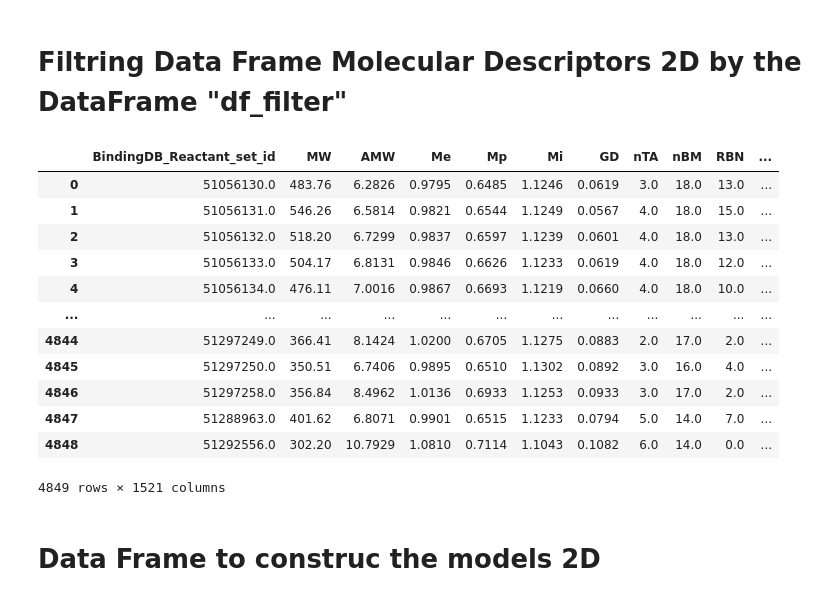
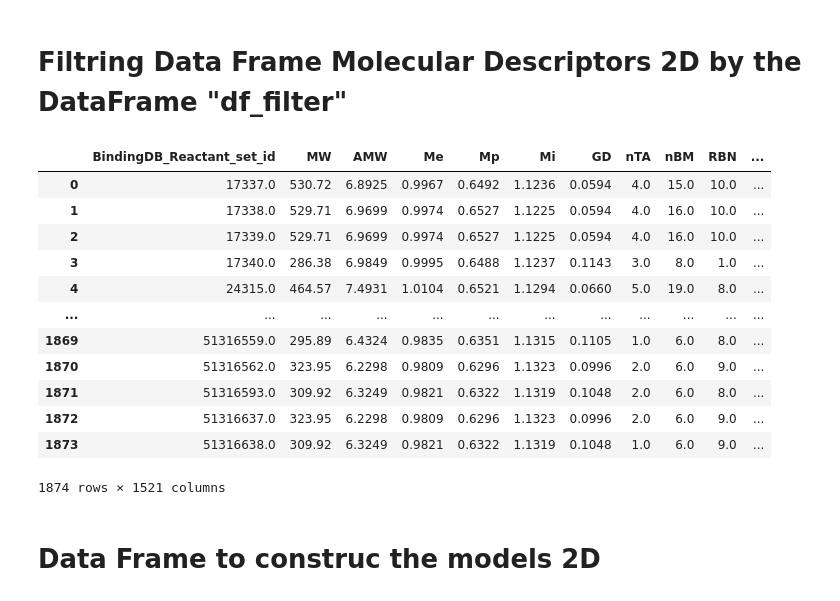
Before and after one commit to danielgruiz970203/Model_Prediction_AChE_BA, a Jupyter notebook: 4-Filtring _df_Molecular_Descriptors_2D_by_df_filter.ipynb, the cells around one changed output. Cells and saved outputs as stored; diff of their text form; code cells hidden in the pictures.

```diff
--- a/4-Filtring _df_Molecular_Descriptors_2D_by_df_filter.ipynb
+++ b/4-Filtring _df_Molecular_Descriptors_2D_by_df_filter.ipynb
@@ -1,8 +1,8 @@
 # %%
 import pandas as pd
 # %%
-df_filter = pd.read_csv("./df_filter.tsv", sep='\t', index_col = 0 , decimal='.')
-df_filter
+df_filter_brut = pd.read_csv("./df_filter.tsv", sep='\t', index_col = 0 , decimal='.')
+df_filter_brut
 # %% [output]
 |  | BindingDB_Reactant_set_id | Name | Ligand_SMILES | IC50 (nM) | pIC50 |
 | 0 | 189668 | tacrine | Nc1c2CCCCc2nc2ccccc12 | 5.460000e-06 | 14.262807 |
@@ -20,7 +20,8 @@ df_filter
 # %% [markdown]
 # "df_filter" IS FILTERED BY DOCKING RESULTS
 # %%
-df_ = pd.read_csv("./Filter_file_docking_output.tsv", index_col = 0, sep = "\t")
+df_ = pd.read_csv("./Filter_file_docking_output.tsv", sep = "\t")
+df_ = df_.drop('Unnamed: 0', axis = 1)
 df_.columns
 # %% [output]
 Index(['C0', 'CO2minus', 'Cofactor (VdW)', 'Cofactor (elec)',
@@ -72,0 +40,19 @@ O=c([nH]=C[CH][N](=CC1=C[CH]C=[CH]=C1)C)[CH]OC(C=C2)=[CH]=[CH]=C2C=CC(=C3)[CH]C(
+# %%
+count = 0
+List_Molecules = []
+for i in df_['Ligand']:
+
+    List_Molecules.append(i.split('_')[4])
+
+df_filter = pd.DataFrame()
+
+for idx, i in enumerate(df_filter_brut['BindingDB_Reactant_set_id']):
+
+    if str(i) in List_Molecules:
+
+        df_filter = df_filter.append(pd.DataFrame(df_filter_brut.iloc[idx, :]).T)
+
+
+df_filter = df_filter.sort_values(by = 'BindingDB_Reactant_set_id')
+df_filter = df_filter.set_index([list(range(0,len(df_filter)))])
+df_filter
@@ -102,29 +102,33 @@ df_2Ddescriptors_Alv_PCC095
 # %%
 Ddescriptors_Alv_PCC095_filter = []
 
 for idx, value in enumerate(df_2Ddescriptors_Alv_PCC095.iloc[:,0]):
     if value in list(df_filter.iloc[:,0]):
 
         Ddescriptors_Alv_PCC095_filter.append(df_2Ddescriptors_Alv_PCC095.iloc[idx,:])
 
 df_2Ddescriptors_Alv_PCC095_filter = pd.DataFrame(Ddescriptors_Alv_PCC095_filter)
 df_2Ddescriptors_Alv_PCC095_filter.index = [i for i in range(len(df_filter))]
 
+
+df_2Ddescriptors_Alv_PCC095_filter = df_2Ddescriptors_Alv_PCC095_filter.sort_values(by = 'BindingDB_Reactant_set_id')
+index = list(range(0,len(df_2Ddescriptors_Alv_PCC095_filter)))
+df_2Ddescriptors_Alv_PCC095_filter = df_2Ddescriptors_Alv_PCC095_filter.set_index([index])
 df_2Ddescriptors_Alv_PCC095_filter
 # %% [output]
 |  | BindingDB_Reactant_set_id | MW | AMW | Me | Mp | Mi | GD | nTA | nBM | RBN | ... |
-| 0 | 51056130.0 | 483.76 | 6.2826 | 0.9795 | 0.6485 | 1.1246 | 0.0619 | 3.0 | 18.0 | 13.0 | ... |
-| 1 | 51056131.0 | 546.26 | 6.5814 | 0.9821 | 0.6544 | 1.1249 | 0.0567 | 4.0 | 18.0 | 15.0 | ... |
-| 2 | 51056132.0 | 518.20 | 6.7299 | 0.9837 | 0.6597 | 1.1239 | 0.0601 | 4.0 | 18.0 | 13.0 | ... |
-| 3 | 51056133.0 | 504.17 | 6.8131 | 0.9846 | 0.6626 | 1.1233 | 0.0619 | 4.0 | 18.0 | 12.0 | ... |
-| 4 | 51056134.0 | 476.11 | 7.0016 | 0.9867 | 0.6693 | 1.1219 | 0.0660 | 4.0 | 18.0 | 10.0 | ... |
+| 0 | 17337.0 | 530.72 | 6.8925 | 0.9967 | 0.6492 | 1.1236 | 0.0594 | 4.0 | 15.0 | 10.0 | ... |
+| 1 | 17338.0 | 529.71 | 6.9699 | 0.9974 | 0.6527 | 1.1225 | 0.0594 | 4.0 | 16.0 | 10.0 | ... |
+| 2 | 17339.0 | 529.71 | 6.9699 | 0.9974 | 0.6527 | 1.1225 | 0.0594 | 4.0 | 16.0 | 10.0 | ... |
+| 3 | 17340.0 | 286.38 | 6.9849 | 0.9995 | 0.6488 | 1.1237 | 0.1143 | 3.0 | 8.0 | 1.0 | ... |
+| 4 | 24315.0 | 464.57 | 7.4931 | 1.0104 | 0.6521 | 1.1294 | 0.0660 | 5.0 | 19.0 | 8.0 | ... |
 | ... | ... | ... | ... | ... | ... | ... | ... | ... | ... | ... | ... |
-| 4844 | 51297249.0 | 366.41 | 8.1424 | 1.0200 | 0.6705 | 1.1275 | 0.0883 | 2.0 | 17.0 | 2.0 | ... |
-| 4845 | 51297250.0 | 350.51 | 6.7406 | 0.9895 | 0.6510 | 1.1302 | 0.0892 | 3.0 | 16.0 | 4.0 | ... |
-| 4846 | 51297258.0 | 356.84 | 8.4962 | 1.0136 | 0.6933 | 1.1253 | 0.0933 | 3.0 | 17.0 | 2.0 | ... |
-| 4847 | 51288963.0 | 401.62 | 6.8071 | 0.9901 | 0.6515 | 1.1233 | 0.0794 | 5.0 | 14.0 | 7.0 | ... |
-| 4848 | 51292556.0 | 302.20 | 10.7929 | 1.0810 | 0.7114 | 1.1043 | 0.1082 | 6.0 | 14.0 | 0.0 | ... |
+| 1869 | 51316559.0 | 295.89 | 6.4324 | 0.9835 | 0.6351 | 1.1315 | 0.1105 | 1.0 | 6.0 | 8.0 | ... |
+| 1870 | 51316562.0 | 323.95 | 6.2298 | 0.9809 | 0.6296 | 1.1323 | 0.0996 | 2.0 | 6.0 | 9.0 | ... |
+| 1871 | 51316593.0 | 309.92 | 6.3249 | 0.9821 | 0.6322 | 1.1319 | 0.1048 | 2.0 | 6.0 | 8.0 | ... |
+| 1872 | 51316637.0 | 323.95 | 6.2298 | 0.9809 | 0.6296 | 1.1323 | 0.0996 | 2.0 | 6.0 | 9.0 | ... |
+| 1873 | 51316638.0 | 309.92 | 6.3249 | 0.9821 | 0.6322 | 1.1319 | 0.1048 | 1.0 | 6.0 | 9.0 | ... |
-4849 rows × 1521 columns
+1874 rows × 1521 columns
 # %% [markdown]
 # Data Frame to construc the models 2D
 # %%
```
Also changed, not shown: parts of 11 cells of this notebook, 2 other files.
